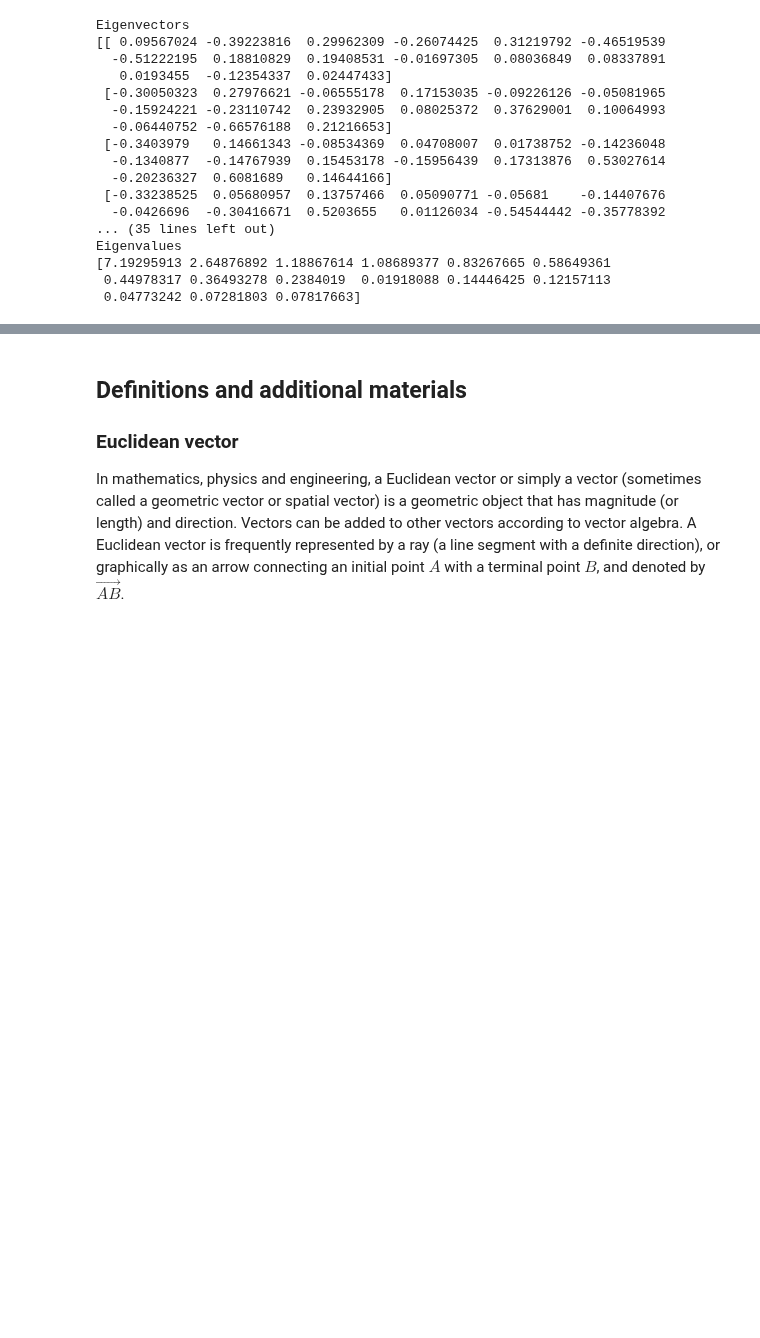
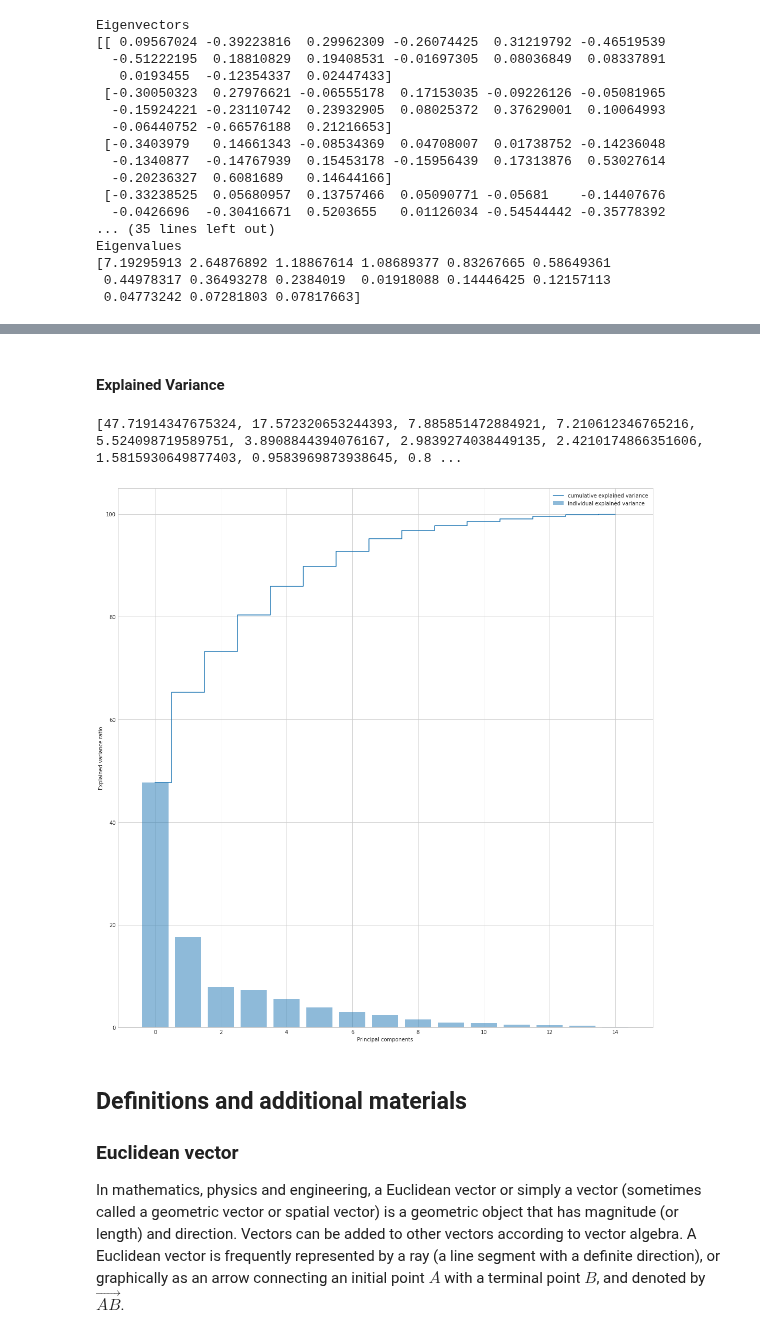
Before and after one commit to atkuzmanov/softuni-ai-mathconceptsfordevs-2021-project, a Jupyter notebook: softuni-ai-mcfd-2021-project-1.ipynb, the cells around one changed output, grey strips where cells are left out. Drawn from its saved outputs; the diff is of its cells as text; code cells hidden in the pictures; blank space fills up the shorter version.

```diff
--- a/softuni-ai-mcfd-2021-project-1.ipynb
+++ b/softuni-ai-mcfd-2021-project-1.ipynb
@@ -1875,12 +1875,12 @@ Covariance matrix
 # %% [markdown]
 #### Next, we perform an eigendecomposition on the covariance matrix:
 # %%
-cov_mat = np.cov(X_std_cars.T)
+cov_mat_cars = np.cov(X_std_cars.T)
 
-eig_vals, eig_vecs = np.linalg.eig(cov_mat)
+eig_vals_cars, eig_vecs_cars = np.linalg.eig(cov_mat_cars)
 
-print('Eigenvectors \n%s' %eig_vecs)
-print('\nEigenvalues \n%s' %eig_vals)
+print('Eigenvectors \n%s' %eig_vecs_cars)
+print('\nEigenvalues \n%s' %eig_vals_cars)
 # %% [output]
 Eigenvectors
 [[ 0.09567024 -0.39223816  0.29962309 -0.26074425  0.31219792 -0.46519539
@@ -1901,0 +1912,11 @@ Eigenvalues
+# %%
+# Make a list of (eigenvalue, eigenvector) tuples
+eig_pairs_cars = [(np.abs(eig_vals_cars[i]), eig_vecs_cars[:,i]) for i in range(len(eig_vals_cars))]
+
+# Sort the (eigenvalue, eigenvector) tuples from high to low
+eig_pairs_cars.sort(key=lambda x: x[0], reverse=True)
+
+# Visually confirm that the list is correctly sorted by decreasing eigenvalues
+print('Eigenvalues in descending order:')
+for i in eig_pairs_cars:
+    print(i[0])
@@ -1902,3 +1940,29 @@ Eigenvalues
+# %% [markdown]
+#### Explained Variance
+# %%
+tot_cars = sum(eig_vals_cars)
+var_exp_cars = [(i / tot_cars)*100 for i in sorted(eig_vals_cars, reverse=True)]
+cum_var_exp_cars = np.cumsum(var_exp_cars)
+
+print(var_exp_cars)
+# %% [output]
+[47.71914347675324, 17.572320653244393, 7.885851472884921, 7.210612346765216, 5.524098719589751, 3.8908844394076167, 2.9839274038449135, 2.4210174866351606, 1.5815930649877403, 0.9583969873938645, 0.8 ...
+# %%
+with plt.style.context('seaborn-whitegrid'):
+    plt.figure(figsize=(15, 15))
+
+    plt.bar(range(15), var_exp_cars, alpha=0.5, align='center',
+            label='individual explained variance')
+    plt.step(range(15), cum_var_exp_cars, where='mid',
+             label='cumulative explained variance')
+    plt.ylabel('Explained variance ratio')
+    plt.xlabel('Principal components')
+    plt.legend(loc='best')
+    plt.tight_layout()
+    ### The line below saves the graphic as an image or PDF or etc..
+    # plt.savefig('./resources/pca-explained-variance-1.png')
+# %% [output]
+[figure, added]
 # %% [markdown]
 ## Definitions and additional materials
 <a id="Definitions"></a>
```
Also changed, not shown: parts of 4 cells of this notebook.
